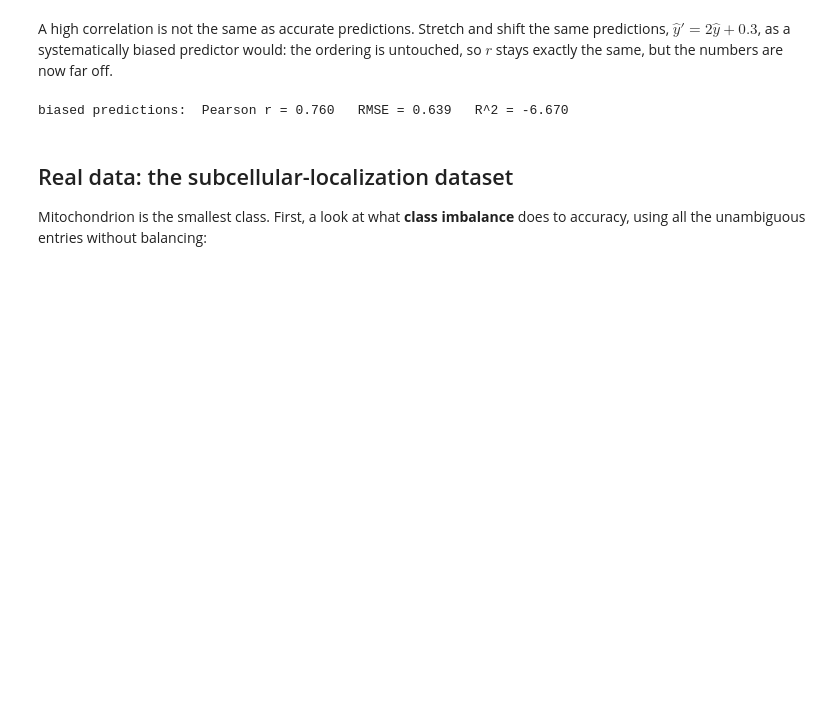
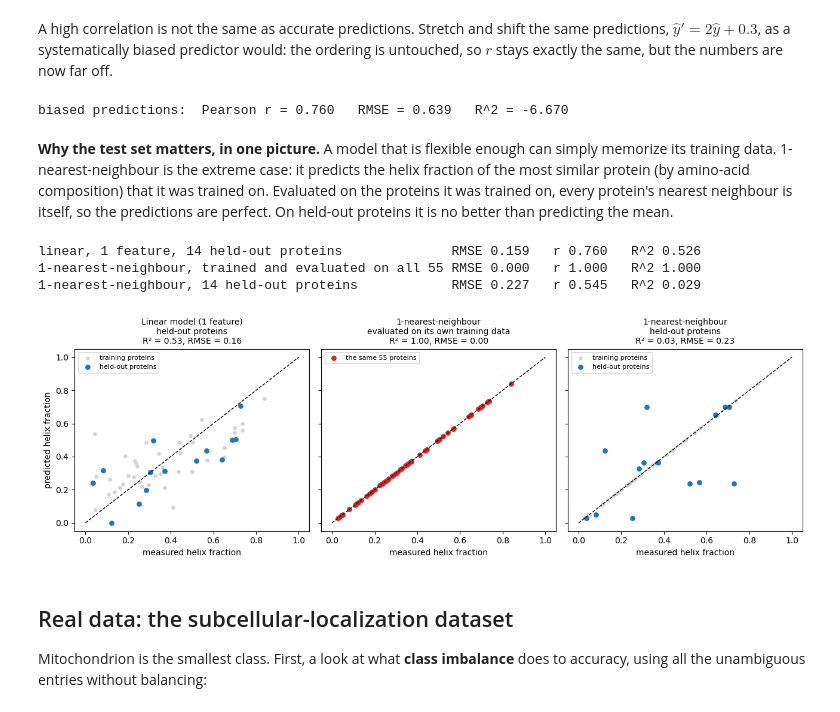
Before and after one commit to ElofssonLab/kb8029-book, a Jupyter notebook: notebooks/session08-ml-foundations-and-pytorch.ipynb, the cells around one changed output. Saved outputs shown, nothing was run; the diff lists cells and outputs as text; code cells hidden in the pictures; blank space fills up the shorter version.

```diff
--- a/notebooks/session08-ml-foundations-and-pytorch.ipynb
+++ b/notebooks/session08-ml-foundations-and-pytorch.ipynb
@@ -531,6 +550,57 @@ print(f"biased predictions:  Pearson r = {pearsonr(yh_te, biased)[0]:.3f}   "
       f"RMSE = {np.sqrt(mean_squared_error(yh_te, biased)):.3f}   R^2 = {r2_score(yh_te, biased):.3f}")
 # %% [output]
 biased predictions:  Pearson r = 0.760   RMSE = 0.639   R^2 = -6.670
+# %% [markdown]
+**Why the test set matters, in one picture.** A model that is flexible
+enough can simply memorize its training data. 1-nearest-neighbour is the
+extreme case: it predicts the helix fraction of the most similar protein
+(by amino-acid composition) that it was trained on. Evaluated on the
+proteins it was trained on, every protein's nearest neighbour is itself,
+so the predictions are perfect. On held-out proteins it is no better than
+predicting the mean.
+# %%
+from sklearn.neighbors import KNeighborsRegressor
+
+# A model flexible enough to memorize: 1-nearest-neighbour on the 20 amino-acid fractions.
+# It predicts the helix fraction of the most similar protein it was trained on.
+AAS = "ACDEFGHIKLMNPQRSTVWY"
+comp = np.array([[s.count(a) / len(s) for a in AAS] for s in helix_seqs])
+idx_tr, idx_te = train_test_split(np.arange(len(helix_frac)), test_size=0.25, random_state=0)   # the same split as above
+
+knn_all = KNeighborsRegressor(n_neighbors=1).fit(comp, helix_frac)         # trained on ALL 55 proteins ...
+pred_all = knn_all.predict(comp)                                           # ... and evaluated on the same 55
+knn = KNeighborsRegressor(n_neighbors=1).fit(comp[idx_tr], helix_frac[idx_tr])
+pred_knn_te = knn.predict(comp[idx_te])
+
+def report(name, y, p):
+    print(f"{name:52s} RMSE {np.sqrt(mean_squared_error(y, p)):.3f}   r {pearsonr(y, p)[0]:.3f}   R^2 {r2_score(y, p):.3f}")
+report("linear, 1 feature, 14 held-out proteins", yh_te, pred_te)
+report("1-nearest-neighbour, trained and evaluated on all 55", helix_frac, pred_all)
+report("1-nearest-neighbour, 14 held-out proteins", helix_frac[idx_te], pred_knn_te)
+
+fig, axes = plt.subplots(1, 3, figsize=(13, 4.3), sharex=True, sharey=True)
+panels = [(axes[0], lin.predict(xh_tr), yh_tr, pred_te, yh_te, "Linear model (1 feature)\nheld-out proteins"),
+          (axes[1], None, None, pred_all, helix_frac, "1-nearest-neighbour\nevaluated on its own training data"),
+          (axes[2], knn.predict(comp[idx_tr]), helix_frac[idx_tr], pred_knn_te, helix_frac[idx_te],
+           "1-nearest-neighbour\nheld-out proteins")]
+for ax, p_tr, y_tr_, p, y, title in panels:
+    if p_tr is not None:
+        ax.scatter(y_tr_, p_tr, s=14, color="lightgrey", label="training proteins")
+    ax.scatter(y, p, s=28, color="tab:blue" if "held-out" in title else "tab:red",
+               label="held-out proteins" if "held-out" in title else "the same 55 proteins")
+    ax.plot([0, 1], [0, 1], "k--", lw=1)
+    ax.set_title(f"{title}\nR² = {r2_score(y, p):.2f}, RMSE = {np.sqrt(mean_squared_error(y, p)):.2f}", fontsize=10)
+    ax.set_xlabel("measured helix fraction")
+    ax.legend(loc="upper left", fontsize=8)
+axes[0].set_ylabel("predicted helix fraction")
+plt.tight_layout()
+plt.savefig(f"{FIGS}/session08-regression-evaluation.png", dpi=150, bbox_inches="tight")
+plt.show()
+# %% [output]
+linear, 1 feature, 14 held-out proteins              RMSE 0.159   r 0.760   R^2 0.526
+1-nearest-neighbour, trained and evaluated on all 55 RMSE 0.000   r 1.000   R^2 1.000
+1-nearest-neighbour, 14 held-out proteins            RMSE 0.227   r 0.545   R^2 0.029
+[figure, added]
 # %% [markdown]
 ## Real data: the subcellular-localization dataset
 
```
Also changed, not shown: parts of 1 cell of this notebook, 5 other files.
